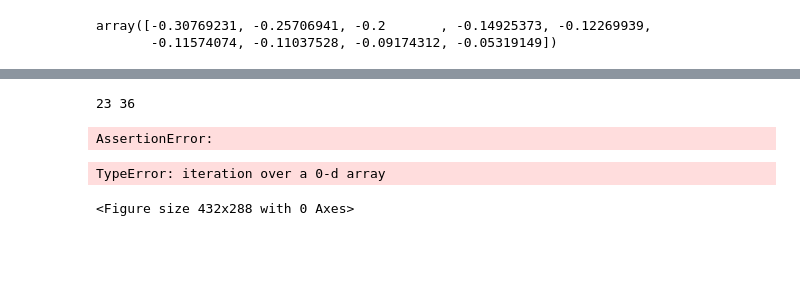
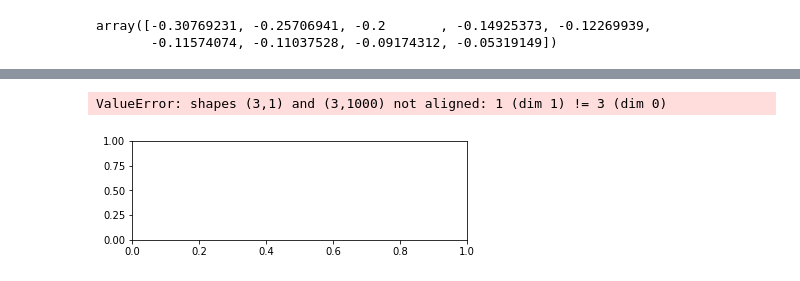
Before and after one commit to WillemASmit/CBT700---Project, a Jupyter notebook: Process Model Description and Information/Poles and Zeros.ipynb, the cells around one changed output, grey strips where cells are left out. Saved outputs shown, nothing was run; the diff lists cells and outputs as text; code cells hidden in the pictures; blank space fills up the shorter version.

```diff
--- a/Process Model Description and Information/Poles and Zeros.ipynb
+++ b/Process Model Description and Information/Poles and Zeros.ipynb
@@ -49,0 +38,4 @@ utils.pole_zero_directions(G, Zeros, 'p')
+# %%
+In = numpy.array([utils.pole_zero_directions(G, RHP, 'p')[0][1], utils.pole_zero_directions(G, RHP, 'p')[1][1]])
+Out = numpy.array([utils.pole_zero_directions(G, RHP, 'p')[0][2], utils.pole_zero_directions(G, RHP, 'p')[1][2]])
+numpy.abs(In), numpy.angle(In)*180/numpy.pi
@@ -67,10 +82,0 @@ array([[ 2.11123578, -0.84907281, -0.26216297],
-# %%
-# A,B,C,D = utils.tf2ss(G)
-Loop = utils.mimotf(G[0,0]) * utils.mimotf((numpy.eye(3) + G)[0,0].inverse())
-
-Loop = sympy.simplify(utils.mimotf2sym(Loop)[0])
-Loop = utils.sym2mimotf(Loop)
-utils.tf2ss(Loop)
-# %% [output]
-23 36
-AssertionError:
@@ -81,5 +82,0 @@ import slycot
-# %%
-utilsplot.step(G)
-# %% [output]
-TypeError: iteration over a 0-d array
-<Figure size 432x288 with 0 Axes>
@@ -94,0 +83,19 @@ plt.plot(t,y[2])
+# %%
+def sinusoid(omega, r):
+    gain = numpy.abs(r)
+    phase = numpy.angle(r)
+    return gain*numpy.sin(ts*omega + phase)
+# %%
+ts = numpy.linspace(0,10,1000)
+# %%
+plt.subplot(2,1,1)
+plt.plot(ts, sinusoid(10, In[0]))
+plt.plot(ts, sinusoid(10, In[1]))
+plt.plot(ts, sinusoid(10, In[2]))
+# plt.subplot(2,1,2)
+# plt.plot(ts, sigma[0]*sinusoid(omega_c, U[0,index]))
+# plt.plot(ts, sigma[0]*sinusoid(omega_c, U[1,index]))
+# plt.plot(ts, sigma[0]*sinusoid(omega_c, U[2,index]))
+# %% [output]
+ValueError: shapes (3,1) and (3,1000) not aligned: 1 (dim 1) != 3 (dim 0)
+[figure, added]
```
Also changed, not shown: parts of 10 cells of this notebook, 38 other files.
